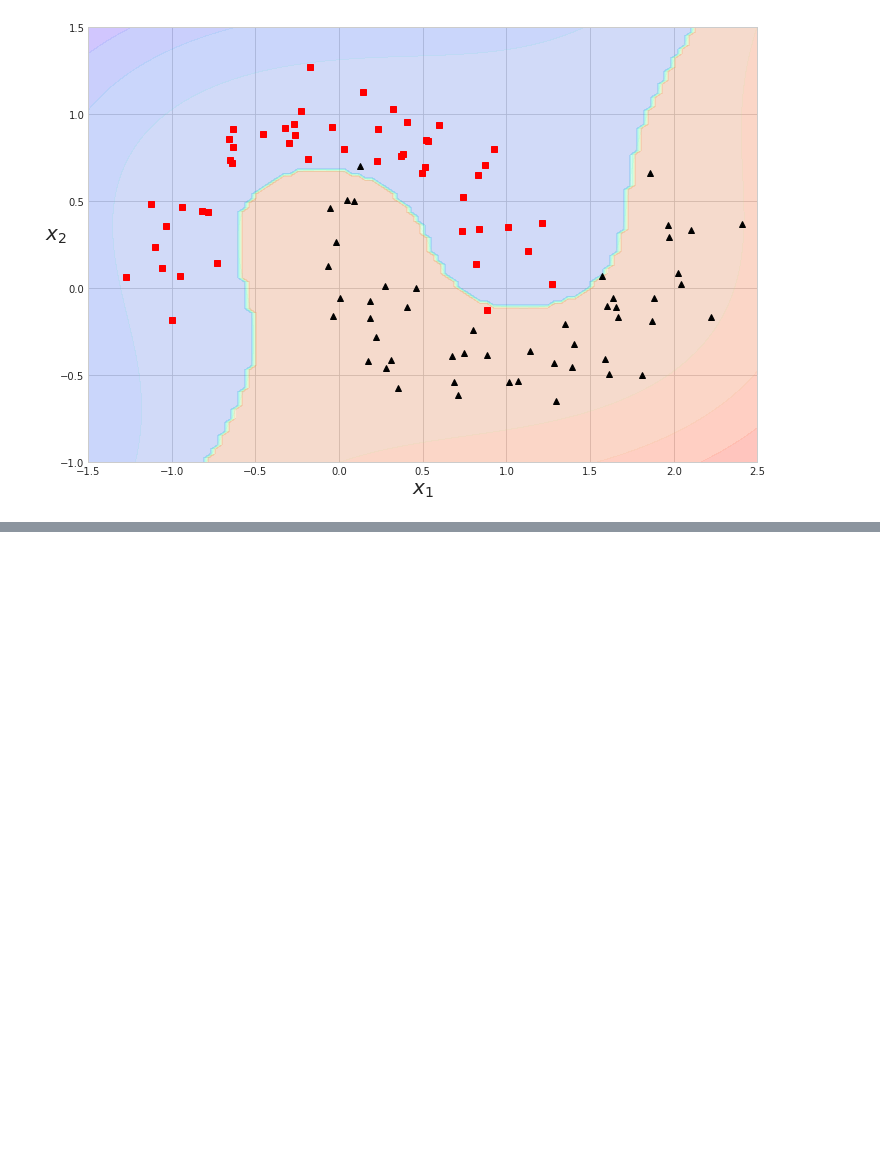
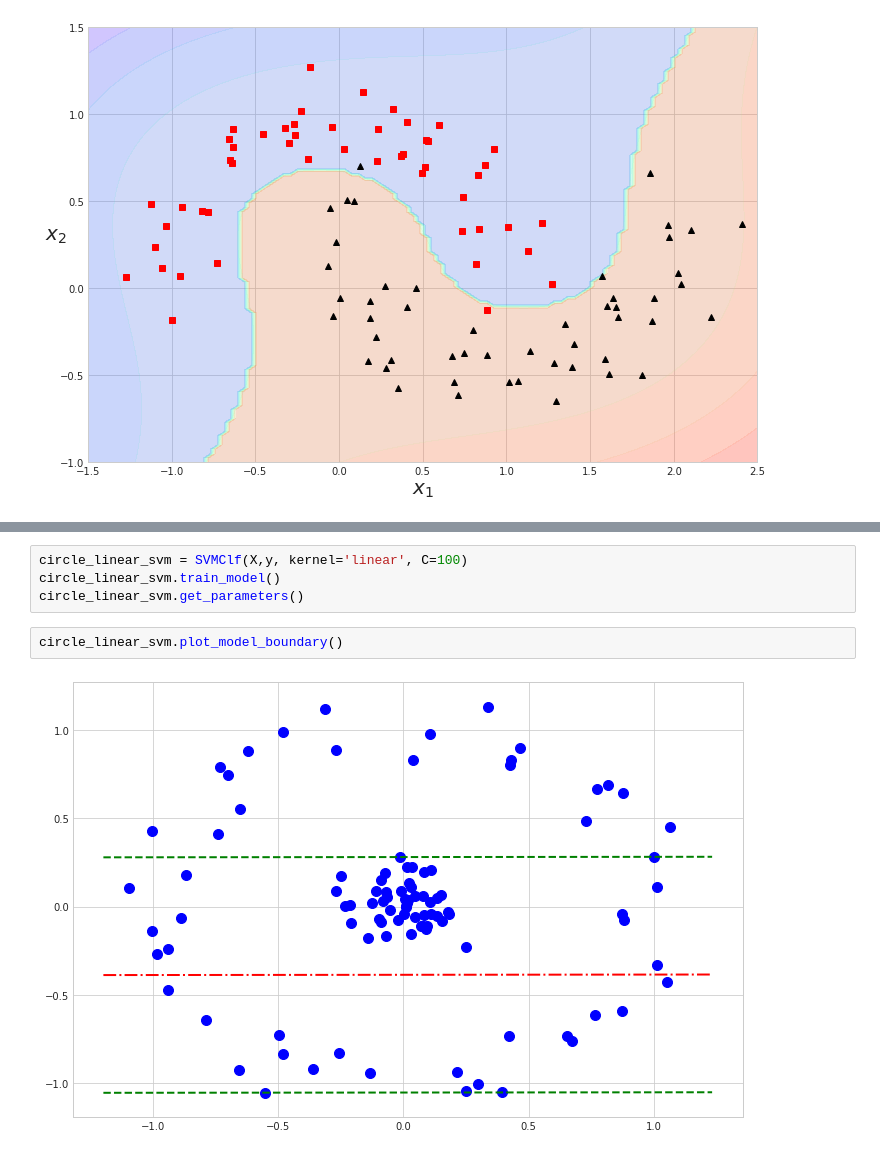
Before and after one commit to wrk1231/DataAnalysis-ML, a Jupyter notebook: SVM.ipynb, the cells around one changed output, grey strips where cells are left out. Drawn from its saved outputs; the diff is of its cells as text; blank space fills up the shorter version.

```diff
--- a/SVM.ipynb
+++ b/SVM.ipynb
@@ -526,0 +625,8 @@ SVMClf.plot_dataset(X, y, [-1.5, 2.5, -1, 1.5])
+# %%
+circle_linear_svm = SVMClf(X,y, kernel='linear', C=100)
+circle_linear_svm.train_model()
+circle_linear_svm.get_parameters()
+# %%
+circle_linear_svm.plot_model_boundary()
+# %% [output]
+[figure, added]
```
Also changed, not shown: parts of 12 cells of this notebook.
